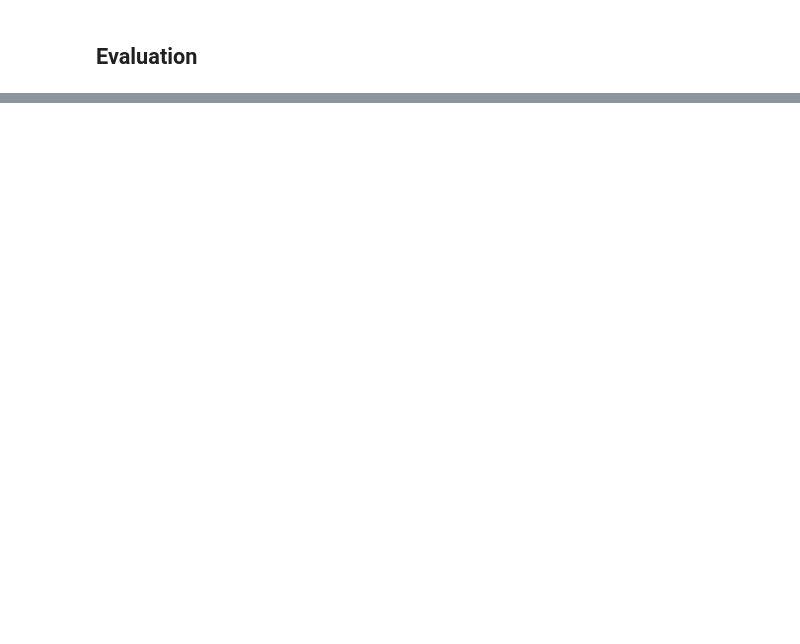
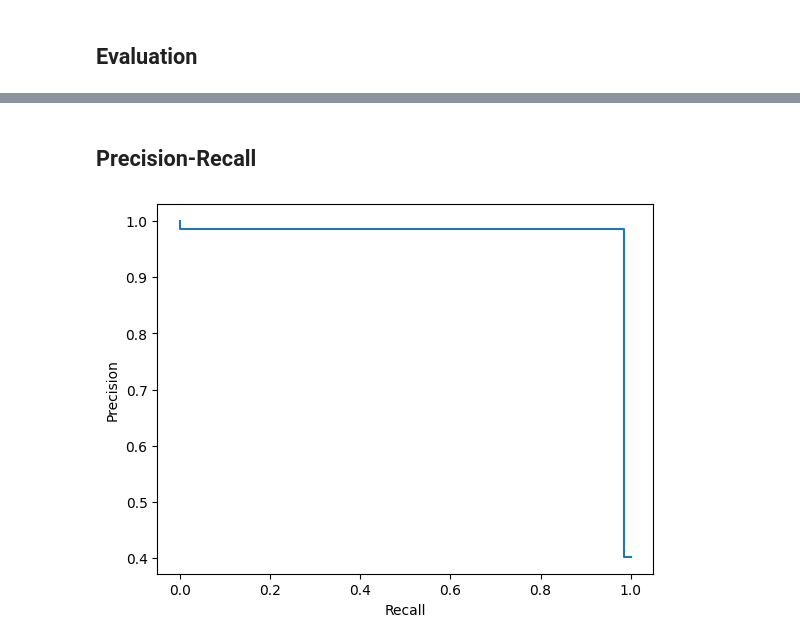
Before and after one commit to Oliverzhang0314/dsa4263-fraud-detection, a Jupyter notebook: notebooks/preprocessing.ipynb, the cells around one changed output, grey strips where cells are left out. Cells and saved outputs as stored; diff of their text form; code cells hidden in the pictures; blank space fills up the shorter version.

```diff
--- a/notebooks/preprocessing.ipynb
+++ b/notebooks/preprocessing.ipynb
@@ -332,0 +396,10 @@ plt.show()
+# %% [markdown]
+## Precision-Recall
+# %%
+from sklearn.metrics import precision_recall_curve, PrecisionRecallDisplay
+precision, recall, _ = precision_recall_curve(clean_y_test, y_pred)
+disp = PrecisionRecallDisplay(precision=precision, recall=recall)
+disp.plot()
+plt.show()
+# %% [output]
+[figure, added]
```
Also changed, not shown: parts of 23 cells of this notebook.
